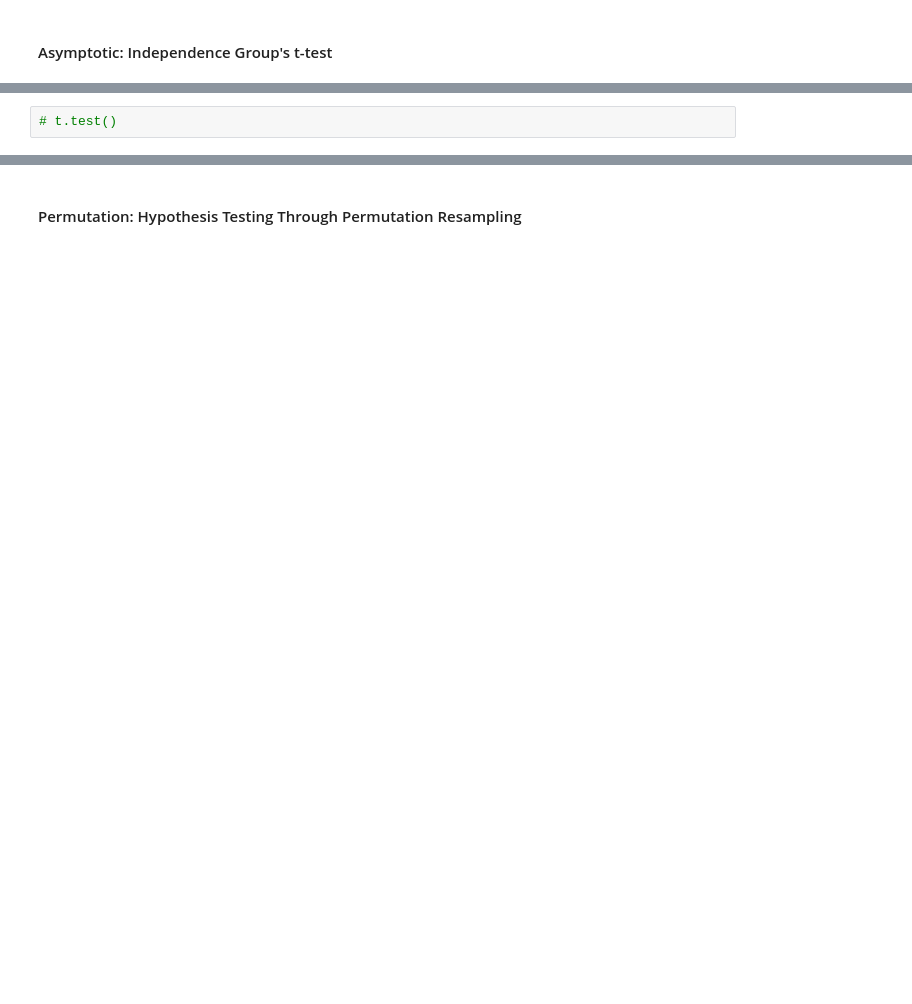
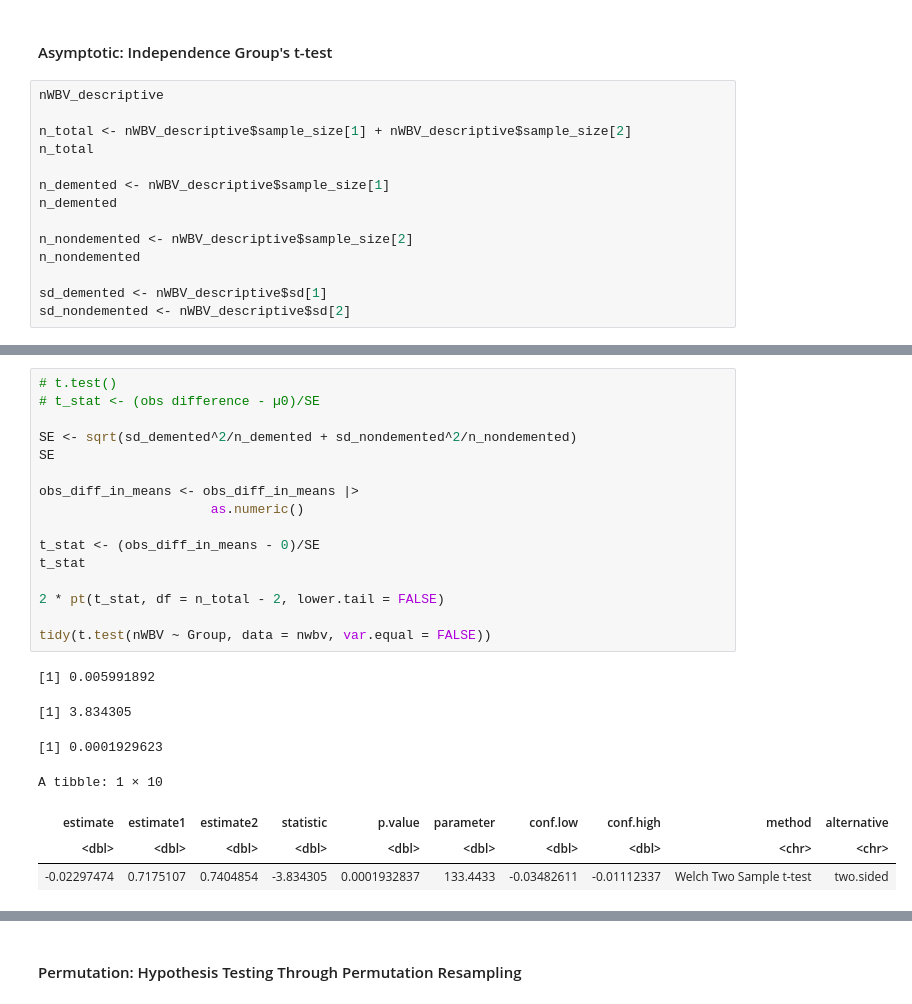
Before and after one commit to yuwangy/alzheimer_analysis, a Jupyter notebook: Project_Final_Submission.ipynb, the cells around one changed output, grey strips where cells are left out. Cells and saved outputs as stored; diff of their text form; blank space fills up the shorter version.

```diff
--- a/Project_Final_Submission.ipynb
+++ b/Project_Final_Submission.ipynb
@@ -292,3 +295,17 @@ To answer our question with greater statistical rigor, we conduct hypothesis tes
 Because we have no access to the population of all Alzheimer's patients (age ≥ 65), we first perform the asymptotic Independence Group's t-test to accurately use the sample standard deviation ($s$) in place of the population standard deviation ($\sigma$). We also perform an additional test to model a null distribution through permutation resampling. Based on convention in the field, we  set the significance level to ⍺ = 0.05 (one-tailed) for the hypothesis testing and confidence interval.
 # %% [markdown]
 #### Asymptotic: Independence Group's t-test
+# %%
+nWBV_descriptive
+
+n_total <- nWBV_descriptive$sample_size[1] + nWBV_descriptive$sample_size[2]
+n_total
+
+n_demented <- nWBV_descriptive$sample_size[1]
+n_demented
+
+n_nondemented <- nWBV_descriptive$sample_size[2]
+n_nondemented
+
+sd_demented <- nWBV_descriptive$sd[1]
+sd_nondemented <- nWBV_descriptive$sd[2]
@@ -295,2 +321,24 @@ Because we have no access to the population of all Alzheimer's patients (age ≥
 # %%
 # t.test()
+# t_stat <- (obs difference - µ0)/SE
+
+SE <- sqrt(sd_demented^2/n_demented + sd_nondemented^2/n_nondemented)
+SE
+
+obs_diff_in_means <- obs_diff_in_means |>
+                      as.numeric()
+
+t_stat <- (obs_diff_in_means - 0)/SE
+t_stat
+
+2 * pt(t_stat, df = n_total - 2, lower.tail = FALSE)
+
+tidy(t.test(nWBV ~ Group, data = nwbv, var.equal = FALSE))
+# %% [output]
+[1] 0.005991892
+[1] 3.834305
+[1] 0.0001929623
+A tibble: 1 × 10
+| estimate | estimate1 | estimate2 | statistic | p.value | parameter | conf.low | conf.high | method | alternative |
+| <dbl> | <dbl> | <dbl> | <dbl> | <dbl> | <dbl> | <dbl> | <dbl> | <chr> | <chr> |
+| -0.02297474 | 0.7175107 | 0.7404854 | -3.834305 | 0.0001932837 | 133.4433 | -0.03482611 | -0.01112337 | Welch Two Sample t-test | two.sided |
```
Also changed, not shown: parts of 13 cells of this notebook.
